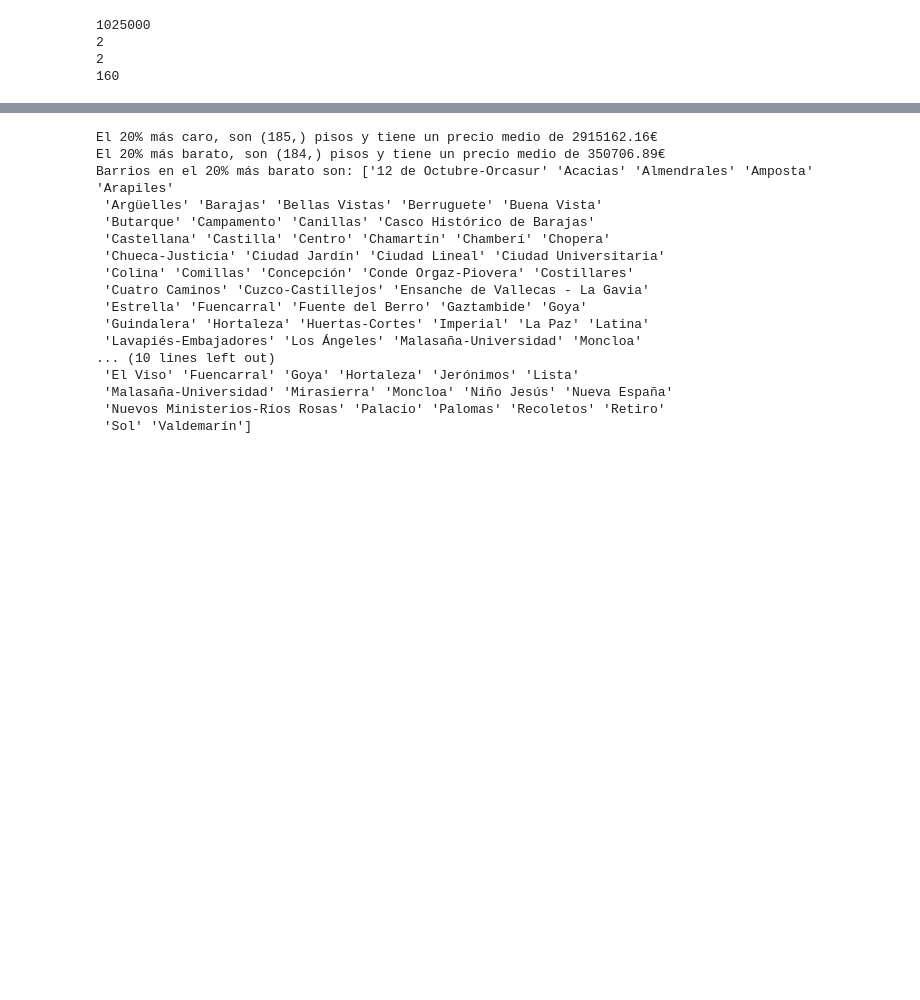
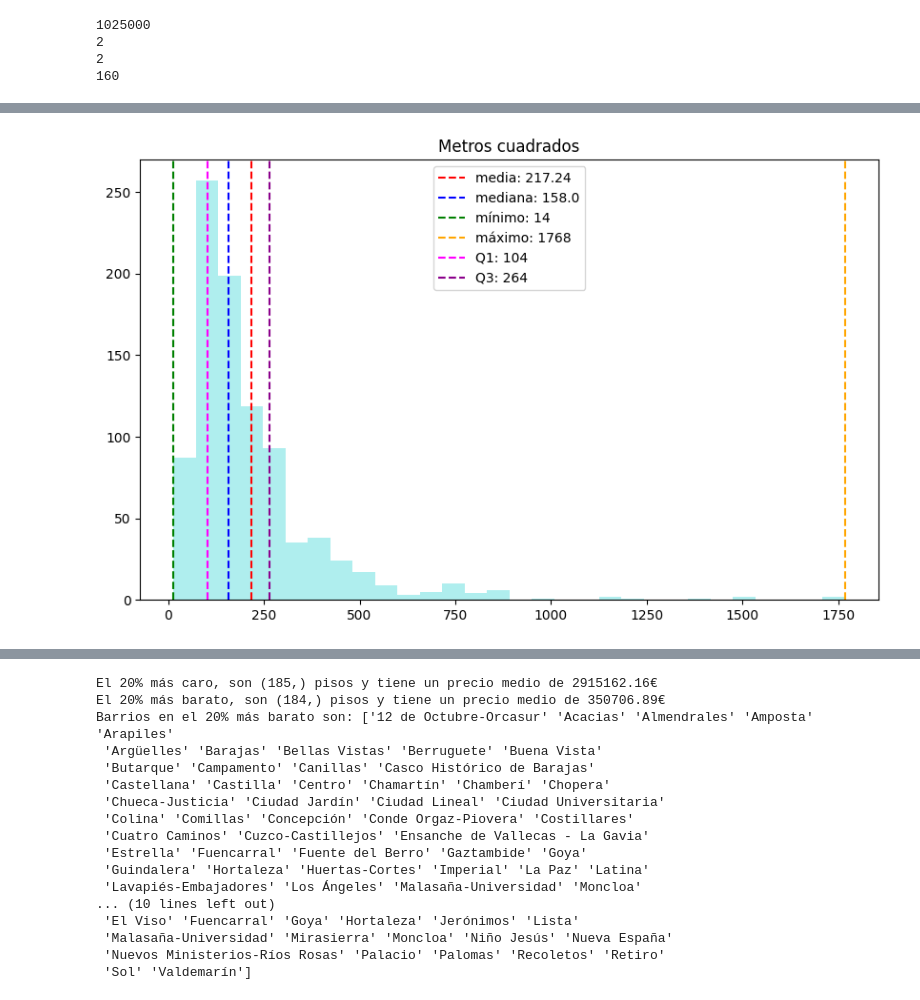
Before and after one commit to Noelia-MS/Ejercicios-Noelia, a Jupyter notebook: MOD02_Numpy/PROYECTO MOD02/m2_Noelia_Madrigal.ipynb, the cells around one changed output, grey strips where cells are left out. Cells and saved outputs as stored; diff of their text form; code cells hidden in the pictures; blank space fills up the shorter version.

```diff
--- a/MOD02_Numpy/PROYECTO MOD02/m2_Noelia_Madrigal.ipynb
+++ b/MOD02_Numpy/PROYECTO MOD02/m2_Noelia_Madrigal.ipynb
@@ -178,0 +171,19 @@ plt.legend(loc=0);
+# %%
+metros_media = np.mean(m2)
+metros_mediana = np.median(m2)
+metros_minimo = np.min(m2)
+metros_maximo = np.max (m2)
+
+
+plt.figure(figsize=(10, 6))
+plt.hist(m2, bins=30, color='paleturquoise', alpha=1)
+plt.title("Metros cuadrados")
+plt.axvline(metros_media, color='red', linestyle='dashed', label=f'media: {metros_media:.2f}')
+plt.axvline(metros_mediana, color='blue', linestyle='dashed', label=f'mediana: {metros_mediana}')
+plt.axvline(metros_minimo, color='green', linestyle='dashed', label=f'mínimo: {metros_minimo}')
+plt.axvline(metros_maximo, color='orange', linestyle='dashed', label=f'máximo: {metros_maximo}')
+plt.axvline(Q_metros[0], color='magenta', linestyle='dashed', label=f'Q1: {Q_metros[0]}')
+plt.axvline(Q_metros[2], color='darkmagenta', linestyle='dashed', label=f'Q3: {Q_metros[2]}')
+plt.legend(loc=0);
+# %% [output]
+[figure, added]
```
Also changed, not shown: parts of 31 cells of this notebook.
